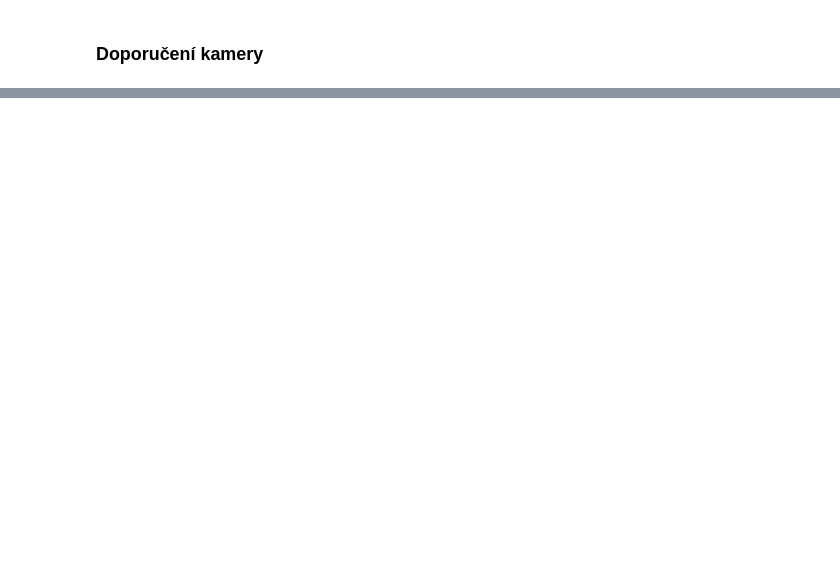
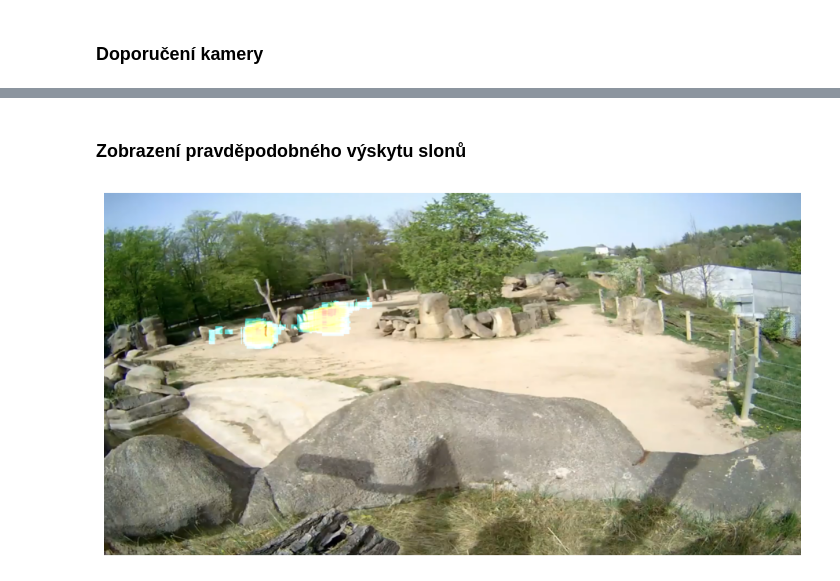
Before and after one commit to Tomasngu/BP, a Jupyter notebook: showcase_recommend.ipynb, the cells around one changed output, grey strips where cells are left out. Cells and saved outputs as stored; diff of their text form; code cells hidden in the pictures; blank space fills up the shorter version.

```diff
--- a/showcase_recommend.ipynb
+++ b/showcase_recommend.ipynb
@@ -46,0 +56,16 @@ for filename in os.listdir(OUTPUT_DIR):
+# %% [markdown]
+### Zobrazení pravděpodobného výskytu slonů
+# %%
+from visualize.heatmap import *
+from visualize.read_positions import read_positions
+
+df = read_positions(label_dir='../data_all/labels', output_csv='visualize/positions.csv')
+
+current_time = datetime.now().time()
+
+filtered_df = df[df['Date'].dt.time.apply(lambda x: is_within_time_window(x, current_time))]
+
+recommended_image_heatmap = one_heatmap_background(filtered_df, [predicted_camera], recommended_image)
+plot_images(recommended_image_heatmap)
+# %% [output]
+[figure, added]
```
Also changed, not shown: parts of 4 cells of this notebook, 11 other files.
